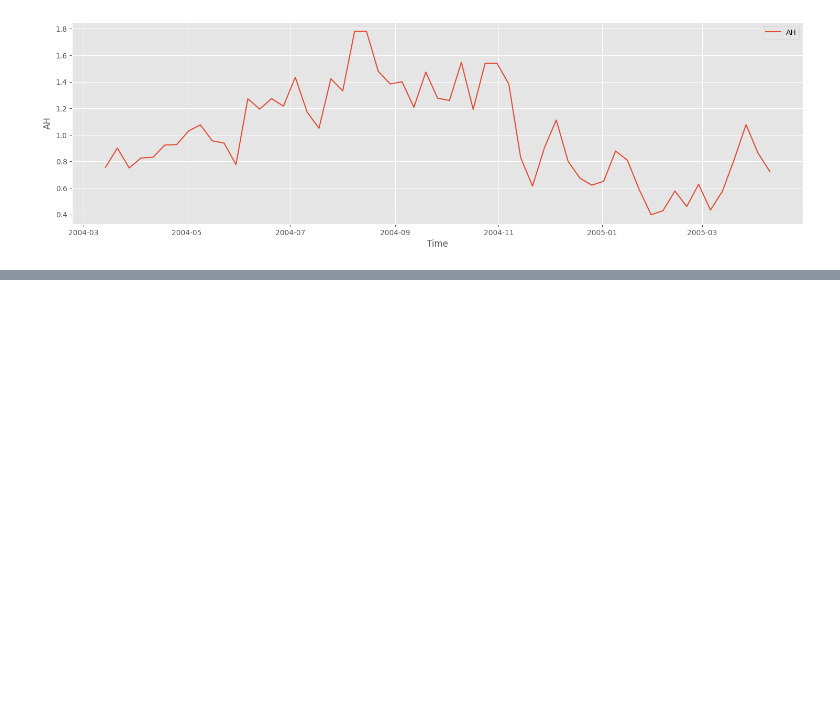
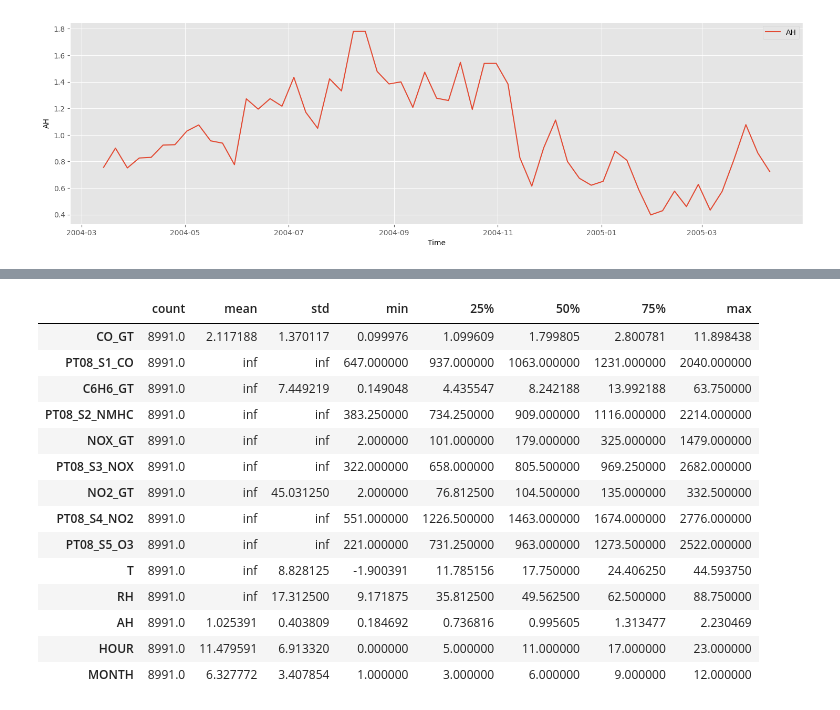
Before and after one commit to Julio-Mendez/Calidad_Aire, a Jupyter notebook: CalidadAire_2023.ipynb, the cells around one changed output, grey strips where cells are left out. Saved outputs shown, nothing was run; the diff lists cells and outputs as text; code cells hidden in the pictures; blank space fills up the shorter version.

```diff
--- a/CalidadAire_2023.ipynb
+++ b/CalidadAire_2023.ipynb
@@ -818,0 +840,18 @@ from datetime import datetime
+# %%
+datos.describe().T
+# %% [output]
+|  | count | mean | std | min | 25% | 50% | 75% | max |
+| CO_GT | 8991.0 | 2.117188 | 1.370117 | 0.099976 | 1.099609 | 1.799805 | 2.800781 | 11.898438 |
+| PT08_S1_CO | 8991.0 | inf | inf | 647.000000 | 937.000000 | 1063.000000 | 1231.000000 | 2040.000000 |
+| C6H6_GT | 8991.0 | inf | 7.449219 | 0.149048 | 4.435547 | 8.242188 | 13.992188 | 63.750000 |
+| PT08_S2_NMHC | 8991.0 | inf | inf | 383.250000 | 734.250000 | 909.000000 | 1116.000000 | 2214.000000 |
+| NOX_GT | 8991.0 | inf | inf | 2.000000 | 101.000000 | 179.000000 | 325.000000 | 1479.000000 |
+| PT08_S3_NOX | 8991.0 | inf | inf | 322.000000 | 658.000000 | 805.500000 | 969.250000 | 2682.000000 |
+| NO2_GT | 8991.0 | inf | 45.031250 | 2.000000 | 76.812500 | 104.500000 | 135.000000 | 332.500000 |
+| PT08_S4_NO2 | 8991.0 | inf | inf | 551.000000 | 1226.500000 | 1463.000000 | 1674.000000 | 2776.000000 |
+| PT08_S5_O3 | 8991.0 | inf | inf | 221.000000 | 731.250000 | 963.000000 | 1273.500000 | 2522.000000 |
+| T | 8991.0 | inf | 8.828125 | -1.900391 | 11.785156 | 17.750000 | 24.406250 | 44.593750 |
+| RH | 8991.0 | inf | 17.312500 | 9.171875 | 35.812500 | 49.562500 | 62.500000 | 88.750000 |
+| AH | 8991.0 | 1.025391 | 0.403809 | 0.184692 | 0.736816 | 0.995605 | 1.313477 | 2.230469 |
+| HOUR | 8991.0 | 11.479591 | 6.913320 | 0.000000 | 5.000000 | 11.000000 | 17.000000 | 23.000000 |
+| MONTH | 8991.0 | 6.327772 | 3.407854 | 1.000000 | 3.000000 | 6.000000 | 9.000000 | 12.000000 |
```
Also changed, not shown: parts of 16 cells of this notebook.
